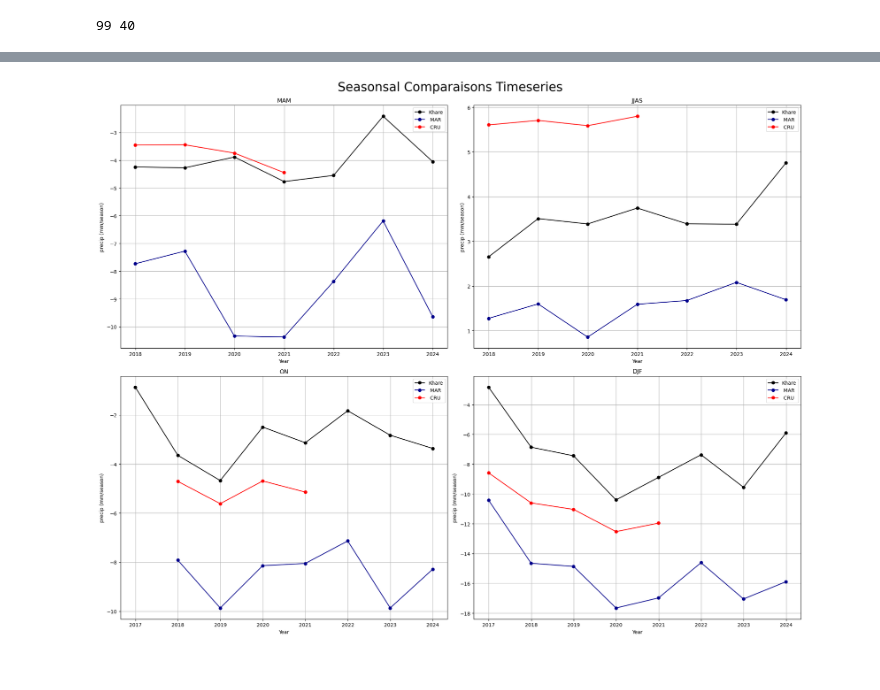
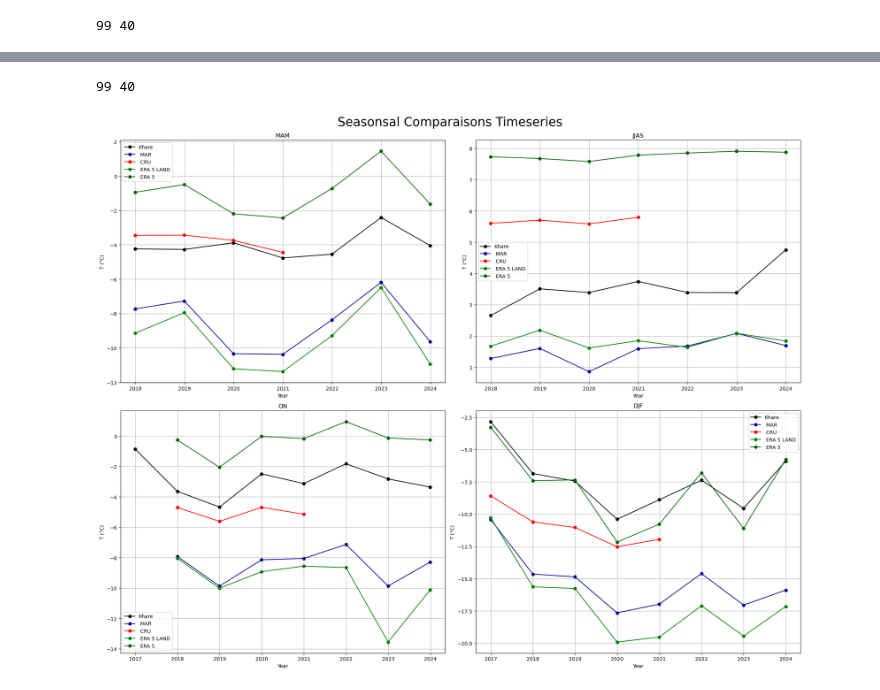
Before and after one commit to Andeol-ramb/MAR_HMA_GLACIOCLIM_Comparisons, a Jupyter notebook: Multimodel_comparisons/Comparisons_T_Khare_Multi-Models.ipynb, the cells around one changed output, grey strips where cells are left out. Drawn from its saved outputs; the diff is of its cells as text; code cells hidden in the pictures.

```diff
--- a/Multimodel_comparisons/Comparisons_T_Khare_Multi-Models.ipynb
+++ b/Multimodel_comparisons/Comparisons_T_Khare_Multi-Models.ipynb
@@ -56,6 +60,7 @@ fileName_grM='NST.2000.01.01.00.GRa_Mera.nc_ICEmask'
 ds_grM= xr.open_dataset(sourceDataGrid+fileName_grM)
 # %%
 sourceData='/bettik/PROJECTS/pr-regional-climate/santolam/'
+sourceData2='/bettik/PROJECTS/pr-regional-climate/fainx/'
 # %%
 ####
 ## MAR
@@ -181,3 +284,27 @@ dsM_CRU=FieldCRU[0:, m, n-1]
+# %%
+######
+## Finding Pixel ER-5 (q,r)
+######
+##Find the pixel of Chirps corresponding to station
+target_lon = lon_Station_Glacioclim
+target_lat = lat_Station_Glacioclim
+lon7=FieldERA_5.lon7
+lat7=FieldERA_5.lat7
+#Step 2: Find the nearest grid point to target_lon,target_lat
+# Compute distance to each grid point
+dist = np.sqrt((lon7 - target_lon)**2 + (lat7 - target_lat)**2)
+r, q = np.unravel_index(dist.argmin(), dist.shape)
+print(q,r)
+#Step 3: Extract data at that location
+# For a single time step
+#value = dsM['SH'].isel(y=j, x=i)
+## If there's a time dimension
+
+dsM_ERA_51=FieldERA_5[0:, r, q]
+dsM_ERA_5=dsM_ERA_51
+dsM_ERA_5.values=dsM_ERA_51.values -273.15
+# %% [output]
+99 40
 # %%
 ######
 ## Definition fonctions
@@ -273,6 +400,10 @@ T_sta=Clim_Temp_station['monthly'].sel(time=slice(start,end))
 T_MAR=dsM_MAR.sel(time=slice(start,end))
 
 T_CRU=dsM_CRU.sel(time=slice(start,end))
+
+T_ERA_5_LAND=dsM_ERALAND.sel(time=slice(start,end))
+
+T_ERA_5=dsM_ERA_5.sel(time=slice(start,end))
 # %%
 #Précip station suite
 
@@ -286,45 +417,55 @@ seasonnal_T_MAR=Model_seasonal_timeseries(T_MAR)
 
 seasonnal_T_CRU=Model_seasonal_timeseries(T_CRU)
 
+seasonnal_T_ERA_5_LAND=Model_seasonal_timeseries(T_ERA_5_LAND)
+
+seasonnal_T_ERA_5=Model_seasonal_timeseries(T_ERA_5)
 
 #Annual cycle
 
 T_MAR_cycle=T_MAR.groupby('time.month').mean()
 T_CRU_Cycle=T_CRU.groupby('time.month').mean()
+T_ERA_5_LAND_Cycle=T_ERA_5_LAND.groupby('time.month').mean()
+T_ERA_5_Cycle=T_ERA_5.groupby('time.month').mean()
 # %%
 #Time Series
 fig, axes = plt.subplots(2, 2, figsize=(20, 16))
 axes = axes.flatten()
 
 for thing, x in enumerate(seasons):
     ax = axes[thing]
 
     # Pyramide
     da_py = seasonal_T_station['Tair'][x]
     # MAR
     da_mar = seasonnal_T_MAR[x]
     #Cru
     da_cru= seasonnal_T_CRU[x]
-
+    #ERA-5-LAND
+    da_ERA_5_LAND=seasonnal_T_ERA_5_LAND[x]
+    #ERA_5
+    da_ERA_5=seasonnal_T_ERA_5[x]
 
     # Tracés
     ax.plot(da_py.time, da_py.values, linestyle='-', marker='o', label=station,color='black')
     ax.plot(da_mar.time, da_mar.values, linestyle='-', marker='o', label=' MAR',color='darkblue')
     ax.plot(da_cru.time, da_cru.values, linestyle='-', marker='o', label=' CRU',color='red')
+    ax.plot(da_ERA_5_LAND.time, da_ERA_5_LAND.values, linestyle='-', marker='o', label=' ERA 5 LAND',color='green')
+    ax.plot(da_ERA_5.time, da_ERA_5.values, linestyle='-', marker='o', label=' ERA 5',color='darkgreen')
 
     # Mise en forme
     ax.set_title(titles[x])
     ax.set_xlabel('Year')
-    ax.set_ylabel('precip (mm/season)')
+    ax.set_ylabel('T (°C)')
     ax.grid(True)
     ax.legend()
 
 
 plt.tight_layout(rect=[0, 0, 1, 0.96])  # Maria script theft : leave space for the suptitle
 fig.suptitle('Seasonsal Comparaisons Timeseries',fontsize=25)
 plt.show()
 # %% [output]
-[figure, old version]
+[figure, new version]
 # %%
 #Annual cycle
 #daily_meanRR=RR.resample(time='D').sum()
```
Also changed, not shown: parts of 6 cells of this notebook, 3 other files.
